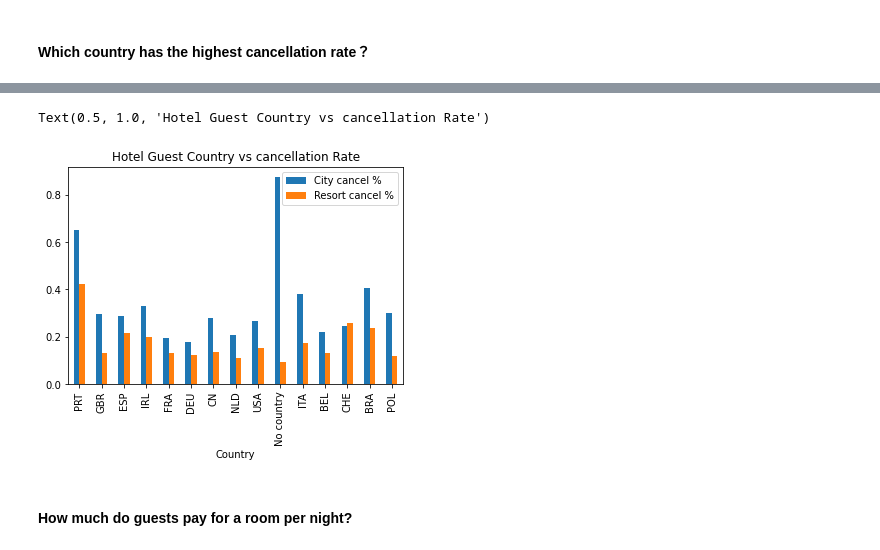
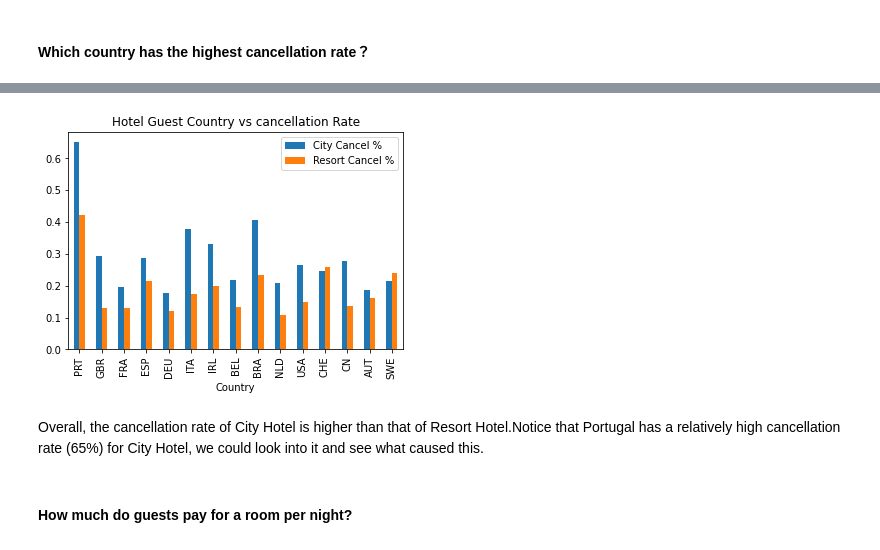
Before and after one commit to jkujuum/Hotel_Cancellation, a Jupyter notebook: Exploratory Data Analysis.ipynb, the cells around one changed output, grey strips where cells are left out. Cells and saved outputs as stored; diff of their text form; code cells hidden in the pictures.

```diff
--- a/Exploratory Data Analysis.ipynb
+++ b/Exploratory Data Analysis.ipynb
@@ -318,6 +329,0 @@ country_cancel
-# %%
-# Calculate the cancelation rate for each country
-country_cancel["%"] = country_cancel.groupby(level=[0,1]).apply(
-     lambda x:  x / x.sum()
-)
-country_cancel
@@ -339,4 +329,0 @@ country_cancel
-# %%
-# filter out canceled orders/cancellation rate
-country_cancel = country_cancel.xs(1,level='is_canceled')
-country_cancel
@@ -358,7 +330,7 @@ country_cancel
 # %%
 # Take City Hotel's canceled order
-city_county_cancel = country_cancel.loc['City Hotel'].sort_values(by=['Count','%'],ascending=False)
+city_county_cancel = country_cancel.loc['City Hotel']
 city_county_cancel = city_county_cancel.reset_index()
-city_county_cancel = city_county_cancel.rename(columns={"%": "City cancel %",'country':"Country",'Count':'City Cancel Count'})
+city_county_cancel = city_county_cancel.rename(columns={"Cancellation Rate": "City Cancel %",'country':"Country"})
 city_county_cancel
 # %% [output]
@@ -404,7 +369,7 @@ country
 # %%
 # filter the resort cancellation rate
-resort_county_cancel = country_cancel.loc['Resort Hotel'].sort_values(by=['Count','%'],ascending=False)
+resort_county_cancel = country_cancel.loc['Resort Hotel']
 resort_county_cancel = resort_county_cancel.reset_index()
-resort_county_cancel = resort_county_cancel.rename(columns={"%": "Resort cancel %",'country':"Country",'Count':'Resort Cancel Count'})
+resort_county_cancel = resort_county_cancel.rename(columns={"Cancellation Rate": "Resort Cancel %",'country':"Country"})
 resort_county_cancel
 # %% [output]
@@ -462,9 +427,11 @@ country15
 # %%
 # Make a Bar plot to check the cancellation rate of the most frequent countries
-country15.plot(x="Country", y=["City cancel %",'Resort cancel %'],kind="bar")
+country15.plot(x="Country", y=["City Cancel %",'Resort Cancel %'],kind="bar")
 plt.title('Hotel Guest Country vs cancellation Rate')
+plt.savefig('D:/Jupyter_Notebook/Hotel_Demand/figs/Hotel_Guest_Country_Cancellation_Rate.png')
 # %% [output]
-Text(0.5, 1.0, 'Hotel Guest Country vs cancellation Rate')
-[figure, old version]
+[figure, new version]
+# %% [markdown]
+Overall, the cancellation rate of City Hotel is higher than that of Resort Hotel.Notice that Portugal has a relatively high cancellation rate (65%) for City Hotel, we could look into it and see what caused this.
 # %% [markdown]
 #### How much do guests pay for a room per night?
```
Also changed, not shown: parts of 69 cells of this notebook, 14 other files.
